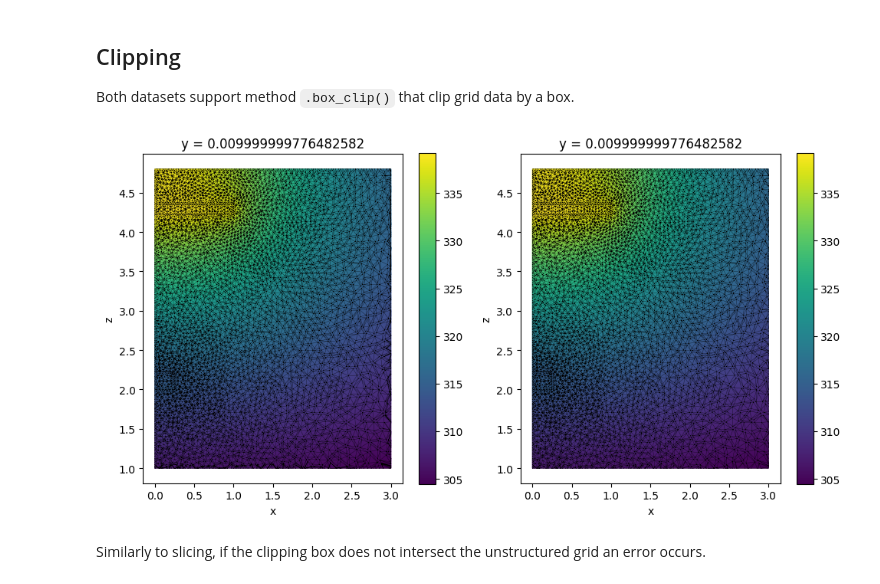
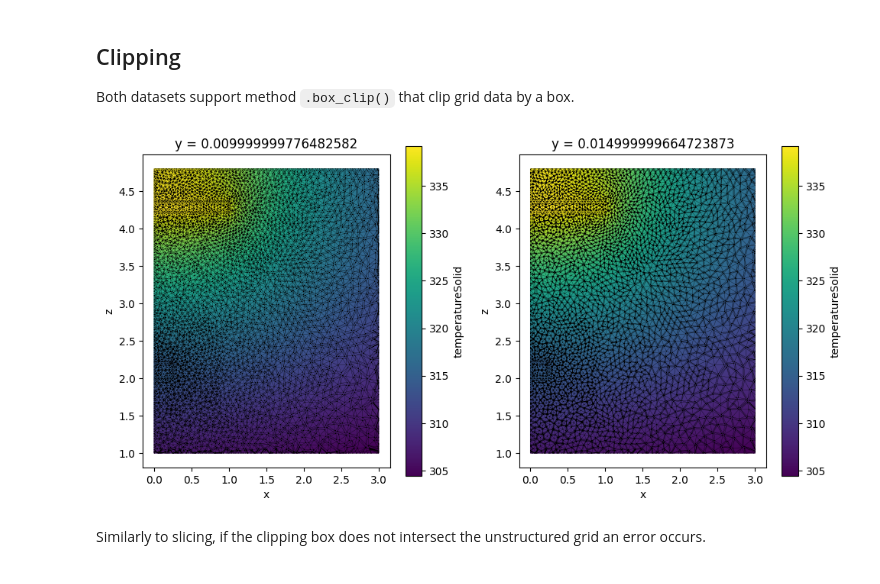
Before and after one commit to flexcompute-readthedocs/tidy3d-docs, a Jupyter notebook: docs/source/notebooks/UnstructuredData.ipynb, the cells around one changed output. Saved outputs shown, nothing was run; the diff lists cells and outputs as text; code cells hidden in the pictures.

```diff
--- a/docs/source/notebooks/UnstructuredData.ipynb
+++ b/docs/source/notebooks/UnstructuredData.ipynb
@@ -71,7 +88,11 @@ plt.show()
 To visually inspect `TetrahedralGridDataset` one first needs to slice it along a plane. This creates a new `TriangularGridDataset` representing the grid slice. Note that slicing a tetrahedral grid might produce non-triangular polygons. Those are automatically triangulated.
 # %%
 tet_grid_slice = tet_grid.plane_slice(axis=0, pos=0.3)
-heat_data_slice = heat_data.plane_slice(axis=1, pos=0.01)
+heat_data_slice = heat_data.plane_slice(axis=1, pos=0.015)
+
+
+assert tet_grid_slice.name == tet_grid.name
+assert heat_data_slice.name == heat_data.name
 
 _, ax = plt.subplots(1, 2, figsize=(13, 5))
 tet_grid_slice.plot(ax=ax[0])
@@ -141,17 +166,20 @@ Both datasets support method `.box_clip()` that clip grid data by a box.
 # %%
 clip_bounds = [[0, -2.5, 1], [3, 2.5, 5]]
 heat_data_clipped = heat_data.box_clip(bounds=clip_bounds)
 heat_data_slice_clipped = heat_data_slice.box_clip(bounds=clip_bounds)
+
+assert heat_data_clipped.name == heat_data.name
+assert heat_data_slice_clipped.name == heat_data.name
 
 _, ax = plt.subplots(1, 2, figsize=(10, 5))
 
 heat_data_clipped.plane_slice(axis=1, pos=0.01).plot(ax=ax[0])
 heat_data_slice_clipped.plot(ax=ax[1])
 
 plt.tight_layout()
 plt.show()
 # %% [output]
-[figure, old version]
+[figure, new version]
 # %% [markdown]
 Similarly to slicing, if the clipping box does not intersect the unstructured grid an error occurs.
 # %%
```
Also changed, not shown: parts of 22 cells of this notebook, 2 other files.
